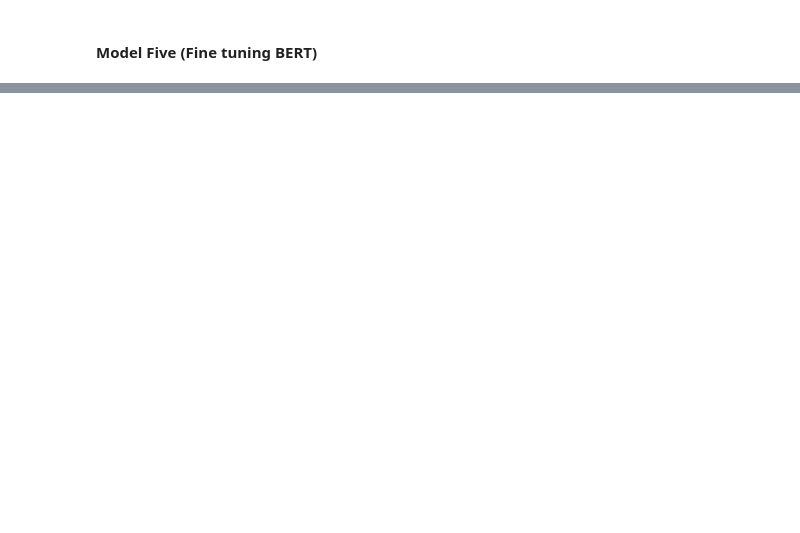
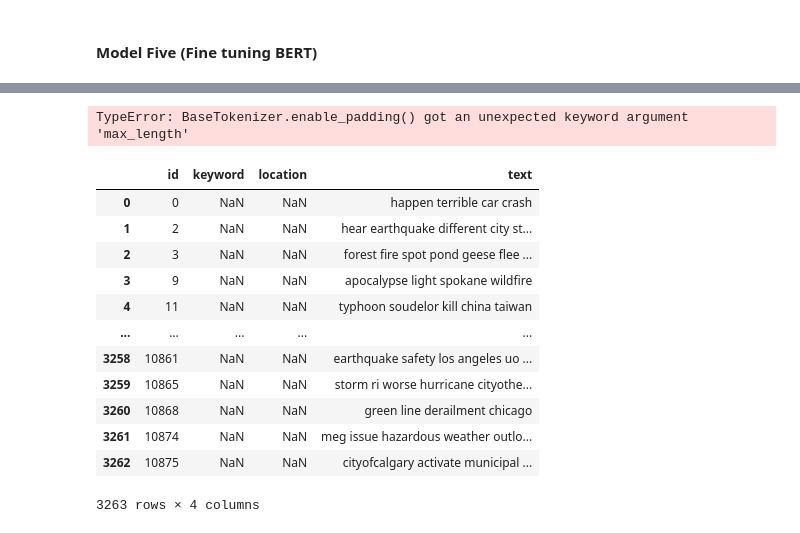
Before and after one commit to dibkb/mnist, a Jupyter notebook: disaster-tweets.ipynb, the cells around one changed output, grey strips where cells are left out. Drawn from its saved outputs; the diff is of its cells as text; code cells hidden in the pictures; blank space fills up the shorter version.

```diff
--- a/disaster-tweets.ipynb
+++ b/disaster-tweets.ipynb
@@ -726,3 +750,28 @@ model_four_results
+# %%
+x_train = fast_encode(train_sentences.astype(str), fast_tokenizer, maxlen=MAX_LEN)
+x_valid = fast_encode(val_sentences.astype(str), fast_tokenizer, maxlen=MAX_LEN)
+x_test = fast_encode(test_df.text.astype(str), fast_tokenizer, maxlen=MAX_LEN)
+
+y_train = train_labels.values
+y_valid = val_labels.values
+# %% [output]
+TypeError: BaseTokenizer.enable_padding() got an unexpected keyword argument 'max_length'
+# %%
+test_df
+# %% [output]
+|  | id | keyword | location | text |
+| 0 | 0 | NaN | NaN | happen terrible car crash |
+| 1 | 2 | NaN | NaN | hear earthquake different city st... |
+| 2 | 3 | NaN | NaN | forest fire spot pond geese flee ... |
+| 3 | 9 | NaN | NaN | apocalypse light spokane wildfire |
+| 4 | 11 | NaN | NaN | typhoon soudelor kill china taiwan |
+| ... | ... | ... | ... | ... |
+| 3258 | 10861 | NaN | NaN | earthquake safety los angeles uo ... |
+| 3259 | 10865 | NaN | NaN | storm ri worse hurricane cityothe... |
+| 3260 | 10868 | NaN | NaN | green line derailment chicago |
+| 3261 | 10874 | NaN | NaN | meg issue hazardous weather outlo... |
+| 3262 | 10875 | NaN | NaN | cityofcalgary activate municipal ... |
+3263 rows × 4 columns
 # %%
 import transformers
 from transformers import BertTokenizer
```
Also changed, not shown: parts of 44 cells of this notebook.
